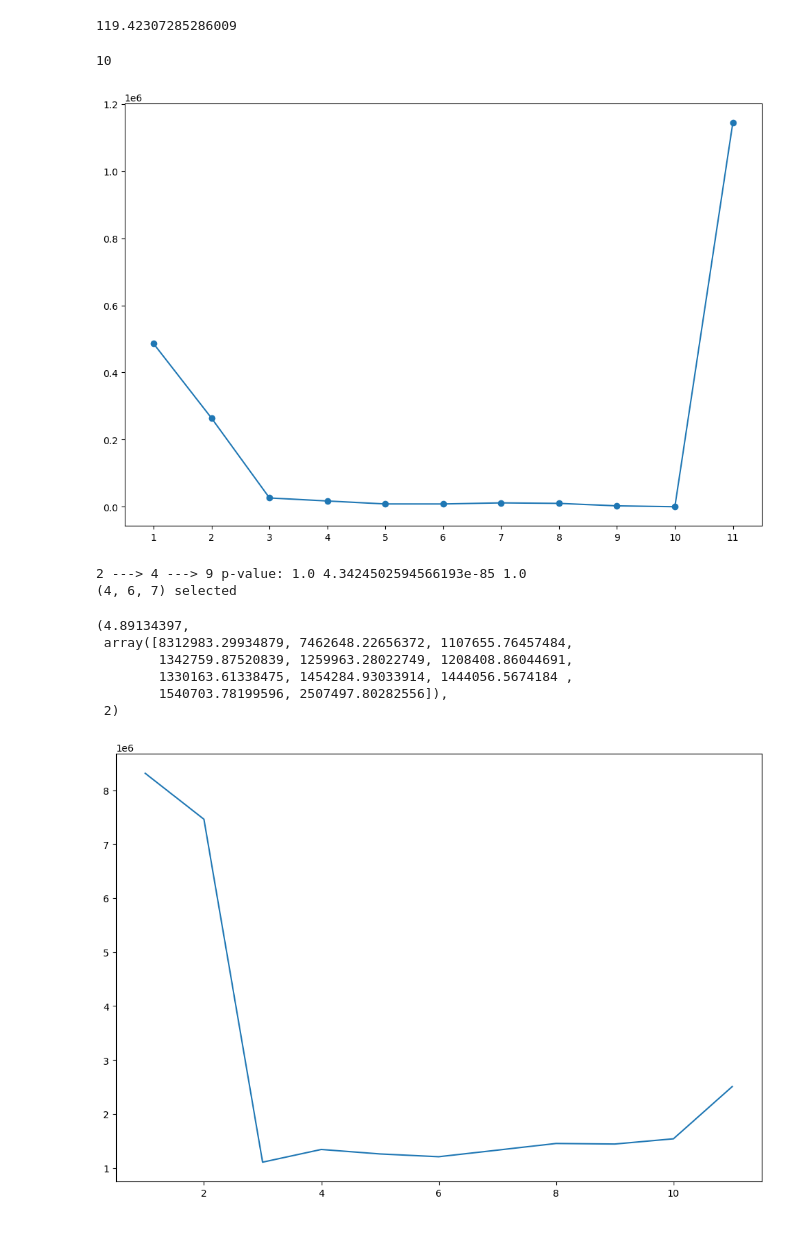
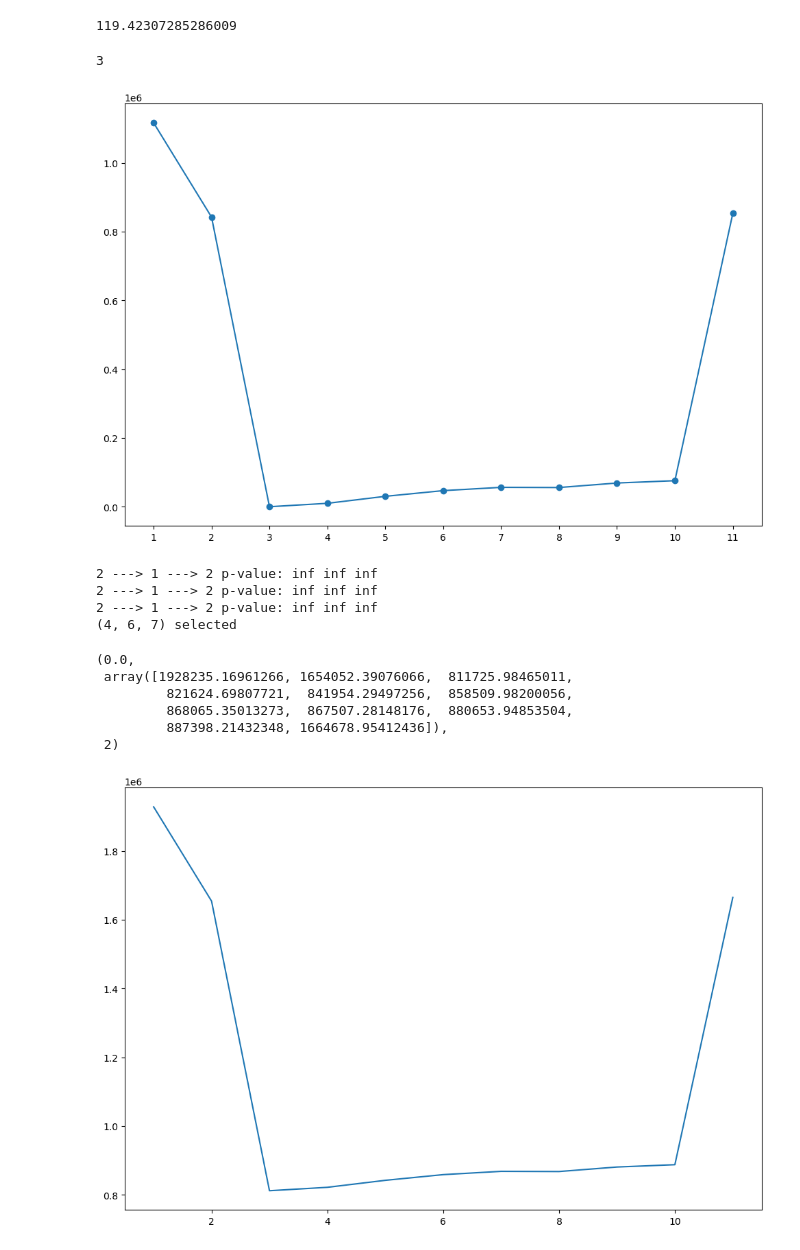
Before and after one commit to Pongpisit-Thanasutives/parametric-discovery, a Jupyter notebook: Spatial_KS_Equation_Chaotic_DEV1.ipynb, the cells around one changed output. Drawn from its saved outputs; the diff is of its cells as text; code cells hidden in the pictures.

```diff
--- a/Spatial_KS_Equation_Chaotic_DEV1.ipynb
+++ b/Spatial_KS_Equation_Chaotic_DEV1.ipynb
@@ -253,13 +255,25 @@ lam: 0.0716421299765002
  (6, 7),
  (7,)}
 # %%
+time_integrator = lambda _: _
+time_integrator = partial(trapz, axis=0)
+# psd = lambda _: np.expand_dims(power_spectral_density(_[:, :, 0]), -1)
+psd = partial(power_spectral_density, axis=1)
+time_integrator = compose(time_integrator, psd)
 ic_scores = {}
 for indices in candidates:
     est_xi = np.zeros((Theta_grouped[0].shape[-1], len(Ut_grouped)))
     for j in range(len(Theta_grouped)):
         est_xi[indices, j:j+1] = np.linalg.lstsq(Theta_grouped[j][:, indices], Ut_grouped[j], rcond=None)[0]
-    aic = PDE_FIND_Loss(Theta_grouped, Ut_grouped, est_xi)
+
+    # aic = PDE_FIND_Loss(Theta_grouped, Ut_grouped, est_xi)
+    Ut_grouped_est = estimate_Ut_grouped_est(Theta_grouped, est_xi)
+    rss = rss_group(Ut_grouped_est, Ut_grouped, time_integrator)
+    N = np.prod(Ut_grouped.shape); k = len(np.where(np.linalg.norm(est_xi, axis=-1)>0)[0])
+    aic = N*np.log(rss/N+1e-5) + 2*k+(2*k**2+2*k)/(N-k-1)
+
     bic = BIC_Loss(Theta_grouped, Ut_grouped, est_xi)
+
     if len(indices) not in ic_scores: ic_scores[len(indices)] = (aic, bic, indices)
     elif aic < ic_scores[len(indices)][0]: ic_scores[len(indices)] = (aic, bic, indices)
 
@@ -333,44 +347,46 @@ epsilon
 119.42307285286009
 # %%
 epsilon = 1e-5
+time_integrator = lambda _: _
+time_integrator = partial(trapz, axis=0)
 ics = []
 rss_list = []
 varying_bics = []
 for com in complexities:
     vbics = []
     est_xi = np.zeros((fft_Theta_grouped[0].shape[-1], len(fft_Ut_grouped)))
     eff_indices = best_subsets[com][-1]
     for j in range(len(Theta_grouped)):
         est_xi[eff_indices, j:j+1] = BayesianRidge(fit_intercept=False).fit(Theta_grouped[j][:, eff_indices],
                                                                             Ut_grouped[j].flatten()).coef_.reshape(-1, 1)
 #         est_xi[eff_indices, j:j+1] = np.linalg.lstsq(Theta_grouped[j][:, eff_indices],
 #                                                      Ut_grouped[j],
 #                                                      rcond=None)[0]
         post_prediction = fft_Theta_grouped[j][:, eff_indices]@(est_xi[eff_indices, j:j+1])
         post_prediction = power_spectral_density(ifft(post_prediction.flatten()), method=psd_method)
         ground = power_spectral_density(ifft(fft_Ut_grouped[j].flatten()), method=psd_method)
         rss = np.linalg.norm(ground - post_prediction, 2)**2
-        vbics.append(rss2bic(rss, com+uncertainties[com-1], len(post_prediction), epsilon))
+        # vbics.append(rss2bic(rss, com+uncertainties[com-1], len(post_prediction), epsilon))
         vbics.append(rss2bic(rss, com, len(post_prediction), epsilon))
 
     pred_group = ifft(prediction_group(fft_Theta_grouped, est_xi))
     pred_periogram = power_spectral_density(pred_group, nfft=nfft, method=psd_method)
-
-    res = np.vstack([ground_periogram[j]-pred_periogram[j] for j in range(len(Theta_grouped))])
+    diff_periogram = time_integrator(ground_periogram)-time_integrator(pred_periogram)
+    res = np.vstack([diff_periogram[j] for j in range(len(Theta_grouped))])
     rss = np.linalg.norm(res, ord='fro')**2
     ics.append(nobs*np.log(2*np.pi*rss/nobs+epsilon) + np.log(nobs)*com)
     rss_list.append(rss)
     varying_bics.append(vbics)
 
 varying_bics = np.array(varying_bics)
 varying_bics_ranking = np.argsort(varying_bics.sum(axis=-1))
 print(np.argmin(ics)+1)
 plt.plot(complexities, ics-min(ics), '-o')
 plt.xticks(complexities)
 plt.show()
 # %% [output]
-10
+3
-[figure, old version]
+[figure, new version]
 # %%
 verbose = True
 tau = 3
@@ -450,15 +466,17 @@ best_indices = best_subsets[complexities[last_bc]][-1]; print(best_indices, "sel
 # 2 ---> 4 ---> 8 8.230679206001151e-41 1.0 0.997720336917782
 last_lam, last_ubic, last_bc
 # %% [output]
-2 ---> 4 ---> 9 p-value: 1.0 4.3424502594566193e-85 1.0
+2 ---> 1 ---> 2 p-value: inf inf inf
+2 ---> 1 ---> 2 p-value: inf inf inf
+2 ---> 1 ---> 2 p-value: inf inf inf
 (4, 6, 7) selected
-(4.89134397,
- array([8312983.29934879, 7462648.22656372, 1107655.76457484,
-        1342759.87520839, 1259963.28022749, 1208408.86044691,
-        1330163.61338475, 1454284.93033914, 1444056.5674184 ,
-        1540703.78199596, 2507497.80282556]),
+(0.0,
+ array([1928235.16961266, 1654052.39076066,  811725.98465011,
+         821624.69807721,  841954.29497256,  858509.98200056,
+         868065.35013273,  867507.28148176,  880653.94853504,
+         887398.21432348, 1664678.95412436]),
  2)
 # %%
 plt.plot(complexities, last_ubic); plt.show()
 # %% [output]
-[figure, old version]
+[figure, new version]
```
Also changed, not shown: parts of 2 cells of this notebook, 3 other files.
